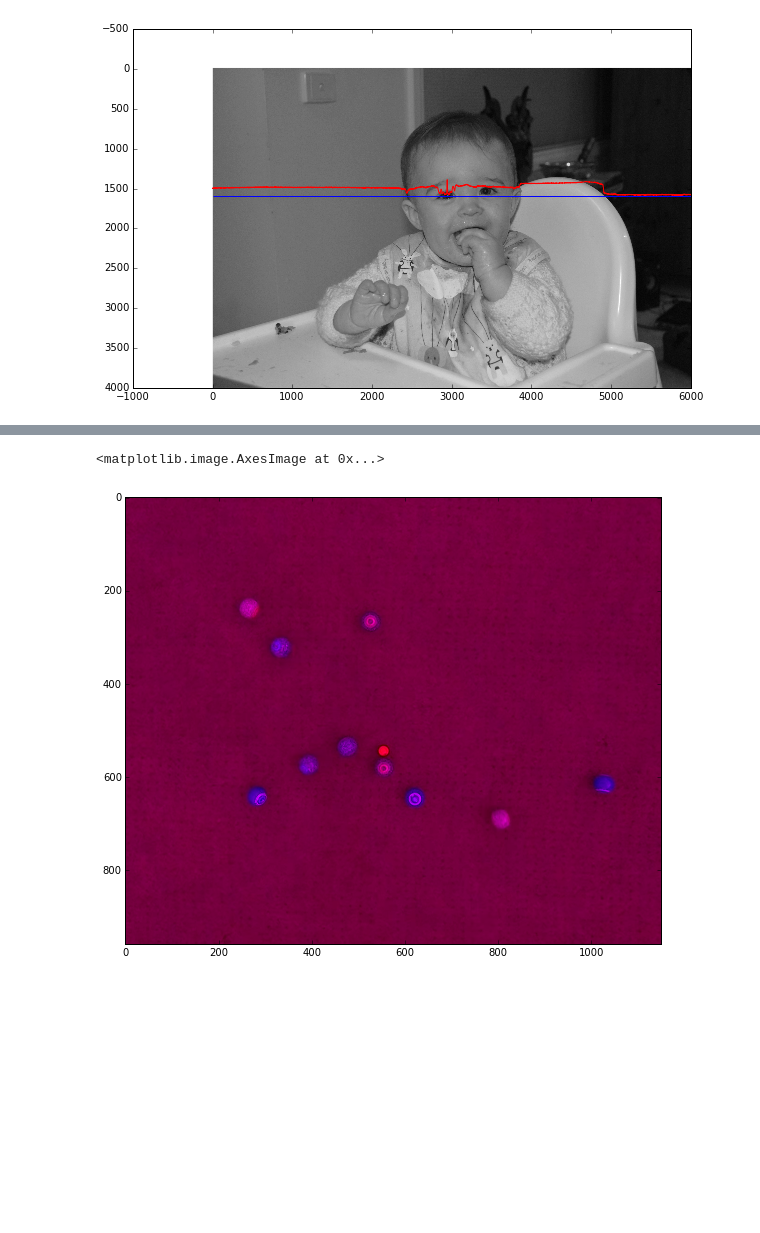
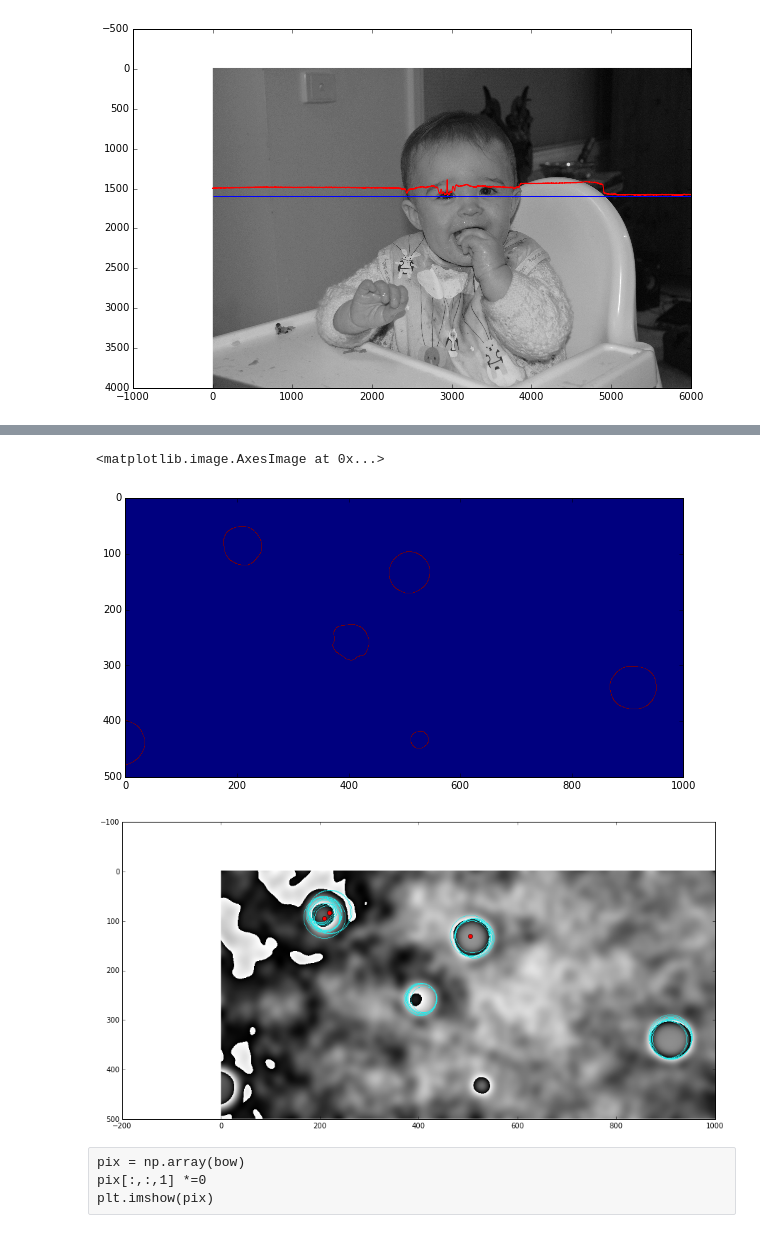
Before and after one commit to jamesvenning/venning, a Jupyter notebook: 03_ImageAnalysis.ipynb, the cells around one changed output, grey strips where cells are left out. Cells and saved outputs as stored; diff of their text form; code cells hidden in the pictures; blank space fills up the shorter version.

```diff
--- a/03_ImageAnalysis.ipynb
+++ b/03_ImageAnalysis.ipynb
@@ -44,7 +83,52 @@ plt.imshow(bow)
-# %%
-pix = np.array(bow)
-pix[:,:,1] *=0
-plt.imshow(pix)
-# %% [output]
-<matplotlib.image.AxesImage at 0x...>
-[figure, removed]
+# %%
+image = ski.filters.gaussian_filter(bow,10)
+#image = ski.color.rgb2gray(image)
+image = image[:,:,0] + image[:,:,2] + image[:,:,1]
+plt.imshow(canny(image, sigma=3))
+# %% [output]
+<matplotlib.image.AxesImage at 0x...>
+[figure, added]
+# %%
+#image = ski.color.rgb2gray(bow)
+#image = bow[:,:,0] + bow[:,:,2] + bow[:,:,1]
+image = ski.filters.gaussian_filter(bow,10)
+image = image[:,:,0] + image[:,:,2] + image[:,:,1]
+
+edges = canny(image, sigma=3)
+
+fig, ax = plt.subplots(ncols=1, nrows=1, figsize=(15, 12))
+
+# Detect two radii
+hough_radii = np.arange(25, 45, 1)
+hough_res = hough_circle(edges, hough_radii)
+
+centers = []
+accums = []
+radii = []
+
+for radius, h in zip(hough_radii, hough_res):
+    # For each radius, extract two circles
+    num_peaks = 2
+    peaks = peak_local_max(h, num_peaks=num_peaks)
+    centers.extend(peaks)
+    accums.extend(h[peaks[:, 0], peaks[:, 1]])
+    radii.extend([radius] * num_peaks)
+
+# Draw the most prominent 5 circles
+image = color.gray2rgb(image)
+for idx in np.argsort(accums)[::-1][:100]:
+    center_x, center_y = centers[idx]
+    radius = radii[idx]
+    cx, cy = circle_perimeter(center_y, center_x, radius)
+    image[cy, cx] = (220, 20, 20)
+
+ax.imshow(image, cmap=plt.cm.gray)
+
+for i in np.argsort(accums)[0:4]:
+    plt.plot(centers[i][1],centers[i][0],'ro')
+# %% [output]
+[figure, added]
+# %% [raw]
+pix = np.array(bow)
+pix[:,:,1] *=0
+plt.imshow(pix)
```
Also changed, not shown: parts of 5 cells of this notebook, 7 other files.
